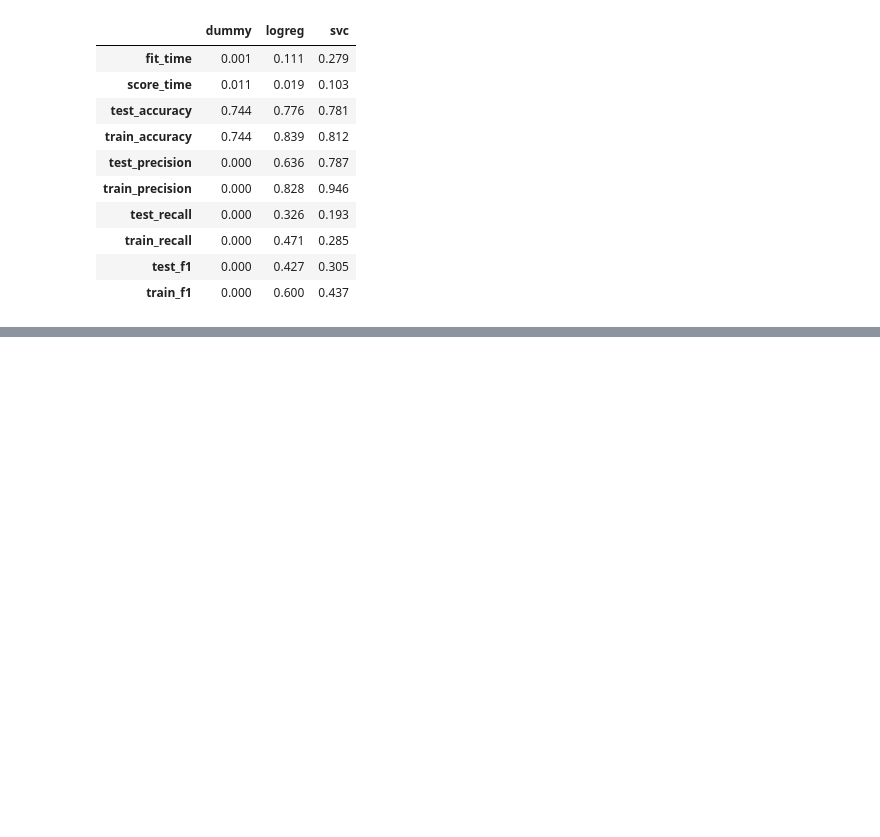
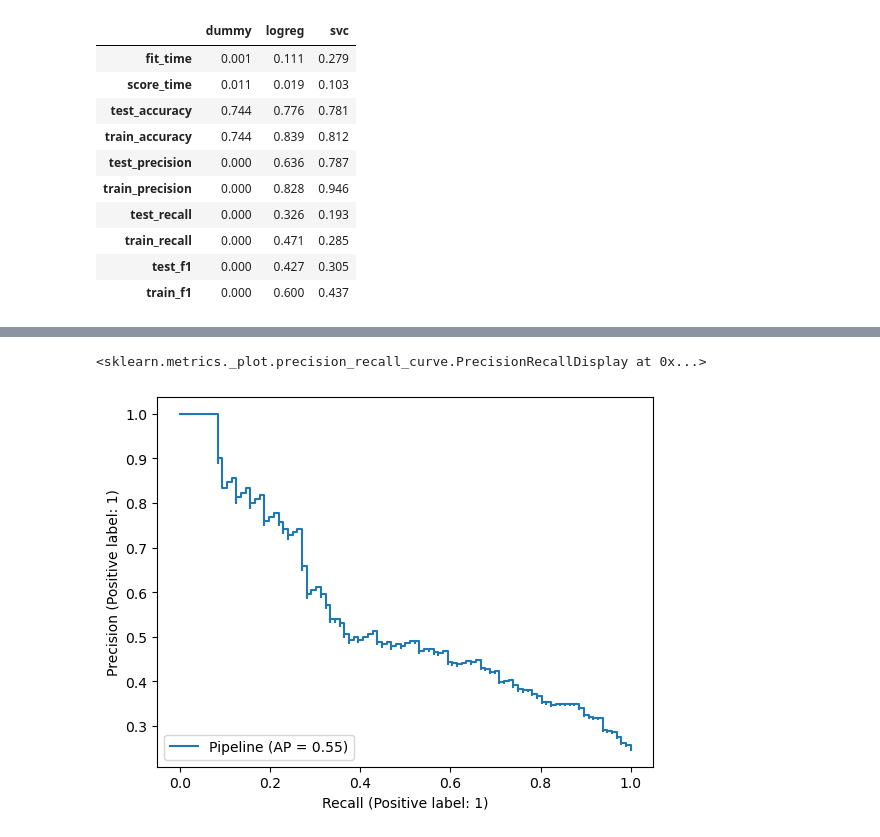
Before and after one commit to sifanzzz/GoT-fatality-prediction, a Jupyter notebook: analysis.ipynb, the cells around one changed output, grey strips where cells are left out. Saved outputs shown, nothing was run; the diff lists cells and outputs as text; code cells hidden in the pictures; blank space fills up the shorter version.

```diff
--- a/analysis.ipynb
+++ b/analysis.ipynb
@@ -465,0 +487,4 @@ sorted_results.loc[:4,["param_logisticregression__C", "param_logisticregression_
+# %%
+best_model = make_pipeline(preprocessor, LogisticRegression(random_state=123, class_weight= 'balanced', C= 0.8859, max_iter=2000))
+best_model.fit(X_train, y_train)
+y_pred = best_model.predict(X_test)
@@ -465,0 +503,5 @@ sorted_results.loc[:4,["param_logisticregression__C", "param_logisticregression_
+# %%
+PrecisionRecallDisplay.from_estimator(best_model, X_test, y_test)
+# %% [output]
+<sklearn.metrics._plot.precision_recall_curve.PrecisionRecallDisplay at 0x...>
+[figure, added]
```
Also changed, not shown: parts of 13 cells of this notebook, 1 other file.
